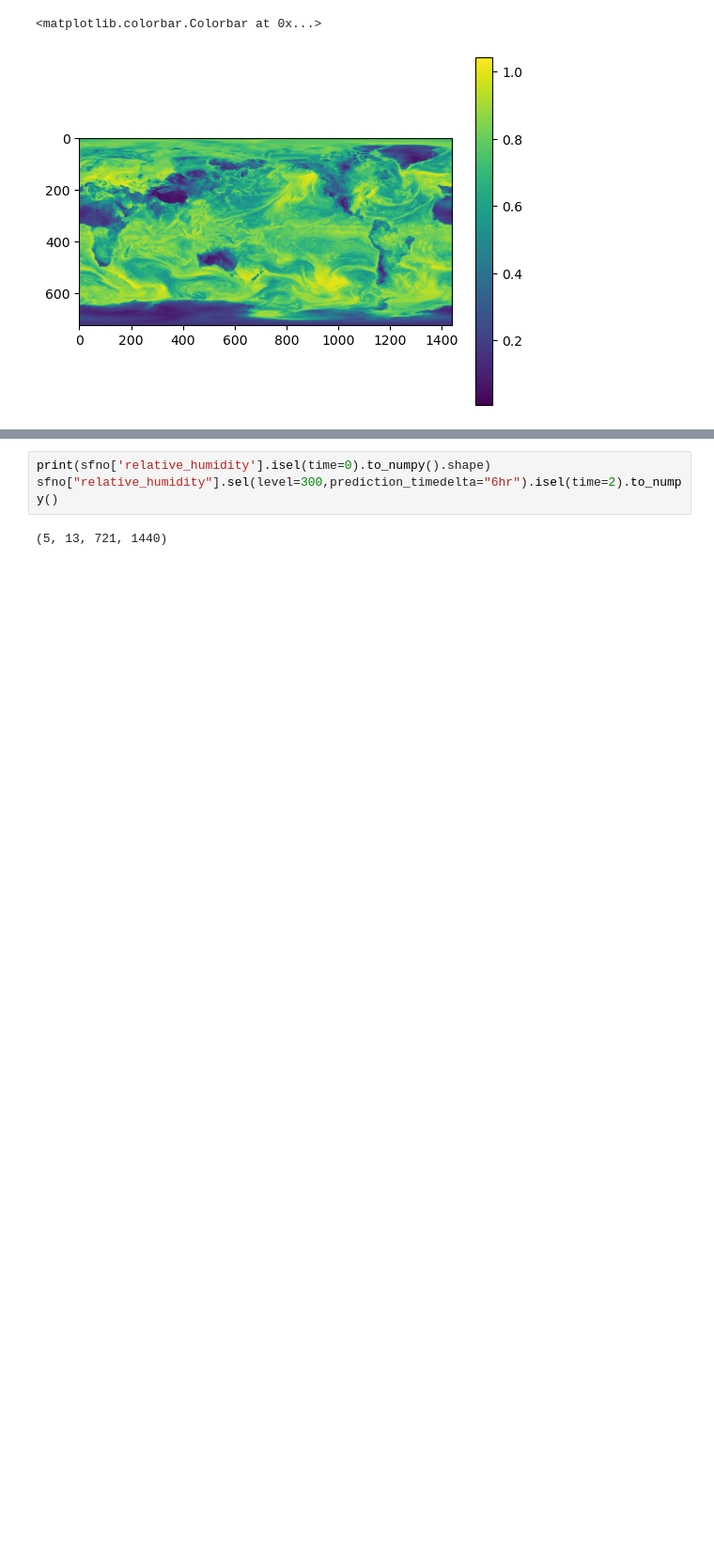
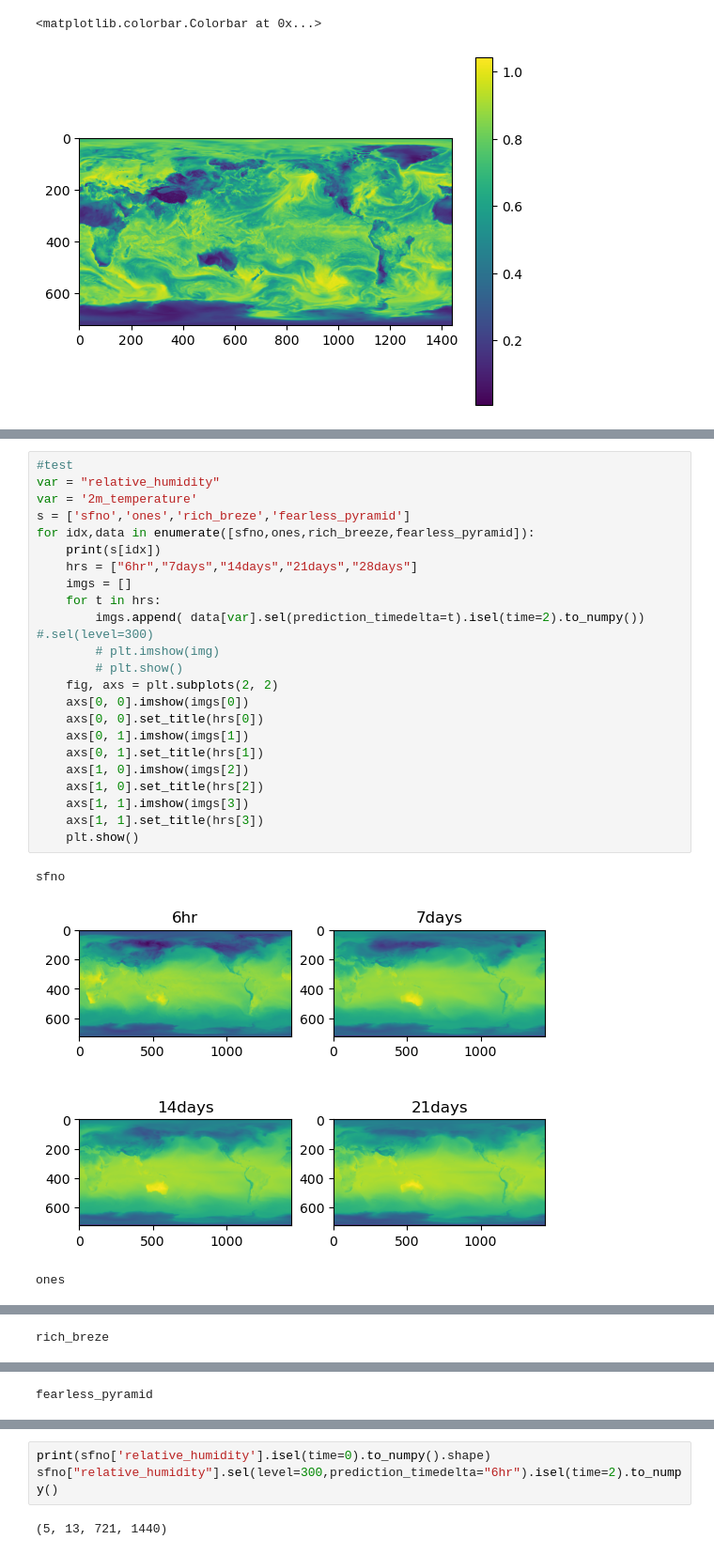
Before and after one commit to Slusny/Modulated-Spherical-Fourier-Neural-Operator, a Jupyter notebook: notebooks/skillscores.ipynb, the cells around one changed output, grey strips where cells are left out. Shown at 94% size. Saved outputs shown, nothing was run; the diff lists cells and outputs as text; blank space fills up the shorter version.

```diff
--- a/notebooks/skillscores.ipynb
+++ b/notebooks/skillscores.ipynb
@@ -20,0 +295,27 @@ sfno = xr.open_zarr("/mnt/qb/work2/goswami0/gkd965/checkpoints/sfno/newdata/fore
+# %%
+#test
+var = "relative_humidity"
+var = '2m_temperature'
+s = ['sfno','ones','rich_breze','fearless_pyramid']
+for idx,data in enumerate([sfno,ones,rich_breeze,fearless_pyramid]):
+    print(s[idx])
+    hrs = ["6hr","7days","14days","21days","28days"]
+    imgs = []
+    for t in hrs:
+        imgs.append( data[var].sel(prediction_timedelta=t).isel(time=2).to_numpy()) #.sel(level=300)
+        # plt.imshow(img)
+        # plt.show()
+    fig, axs = plt.subplots(2, 2)
+    axs[0, 0].imshow(imgs[0])
+    axs[0, 0].set_title(hrs[0])
+    axs[0, 1].imshow(imgs[1])
+    axs[0, 1].set_title(hrs[1])
+    axs[1, 0].imshow(imgs[2])
+    axs[1, 0].set_title(hrs[2])
+    axs[1, 1].imshow(imgs[3])
+    axs[1, 1].set_title(hrs[3])
+    plt.show()
+# %% [output]
+sfno
+[figure, added]
+ones
@@ -20,0 +323 @@ sfno = xr.open_zarr("/mnt/qb/work2/goswami0/gkd965/checkpoints/sfno/newdata/fore
+rich_breze
@@ -20,0 +325 @@ sfno = xr.open_zarr("/mnt/qb/work2/goswami0/gkd965/checkpoints/sfno/newdata/fore
+fearless_pyramid
```
Also changed, not shown: parts of 20 cells of this notebook, 11 other files.
